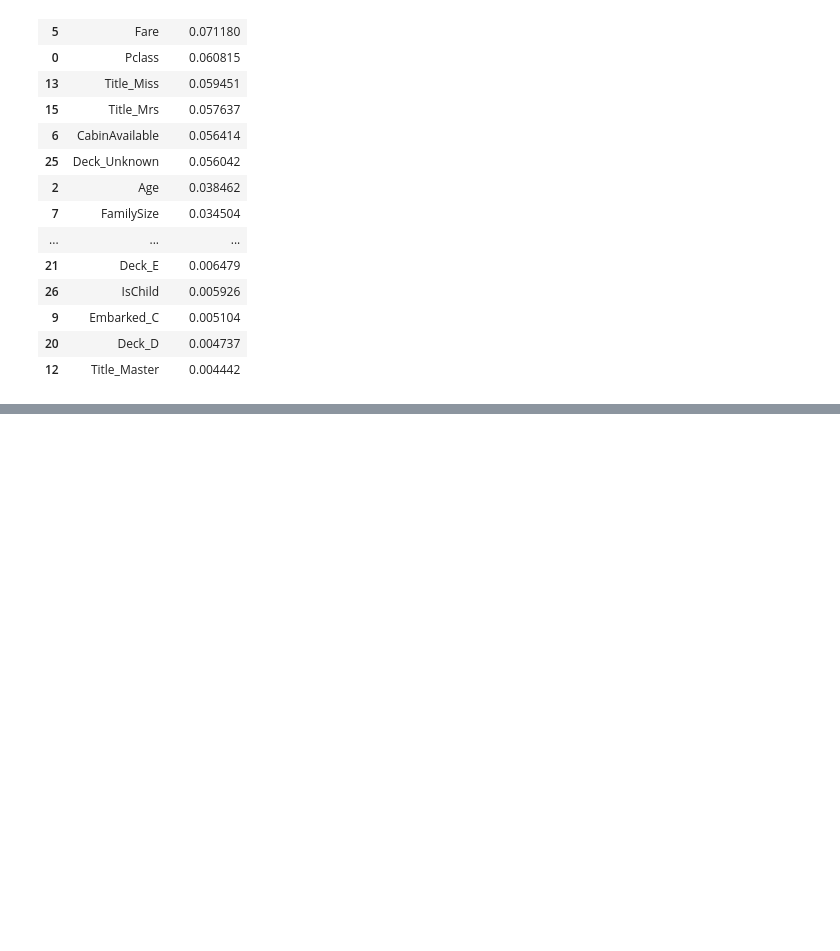
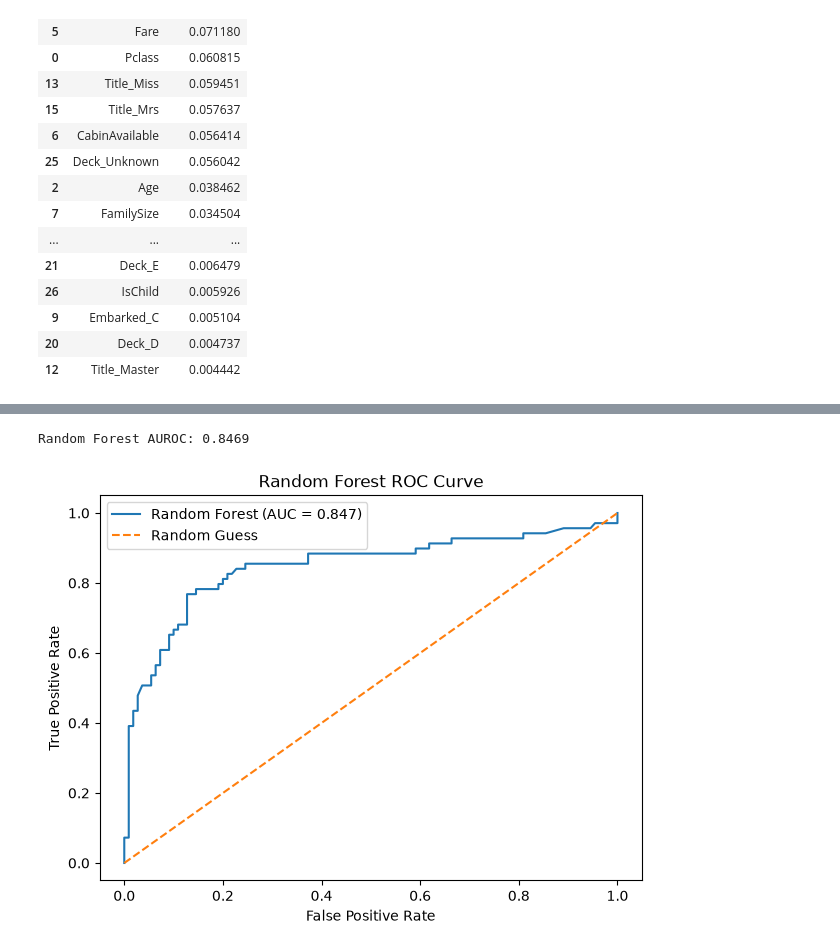
Before and after one commit to tharunika-19/Machine_Learning, a Jupyter notebook: Titanic Survival Intelligence/ Titanic_ML.ipynb, the cells around one changed output, grey strips where cells are left out. Cells and saved outputs as stored; diff of their text form; code cells hidden in the pictures; blank space fills up the shorter version.

```diff
--- a/Titanic Survival Intelligence/ Titanic_ML.ipynb
+++ b/Titanic Survival Intelligence/ Titanic_ML.ipynb
@@ -2122,0 +2171,45 @@ feature_importance_eng.head(20)
+# %%
+y_prob_rf = rf_engineered.predict_proba(
+    X_test_eng
+)[:, 1]
+
+from sklearn.metrics import roc_auc_score
+
+auc_rf = roc_auc_score(
+    y_test_eng,
+    y_prob_rf
+)
+
+print(f"Random Forest AUROC: {auc_rf:.4f}")
+# %% [output]
+Random Forest AUROC: 0.8469
+# %%
+from sklearn.metrics import roc_curve
+
+fpr_rf, tpr_rf, thresholds_rf = roc_curve(
+    y_test_eng,
+    y_prob_rf
+)
+
+plt.figure(figsize=(7, 5))
+
+plt.plot(
+    fpr_rf,
+    tpr_rf,
+    label=f"Random Forest (AUC = {auc_rf:.3f})"
+)
+
+plt.plot(
+    [0, 1],
+    [0, 1],
+    linestyle="--",
+    label="Random Guess"
+)
+
+plt.xlabel("False Positive Rate")
+plt.ylabel("True Positive Rate")
+plt.title("Random Forest ROC Curve")
+plt.legend()
+plt.show()
+# %% [output]
+[figure, added]
```
Also changed, not shown: parts of 4 cells of this notebook.
